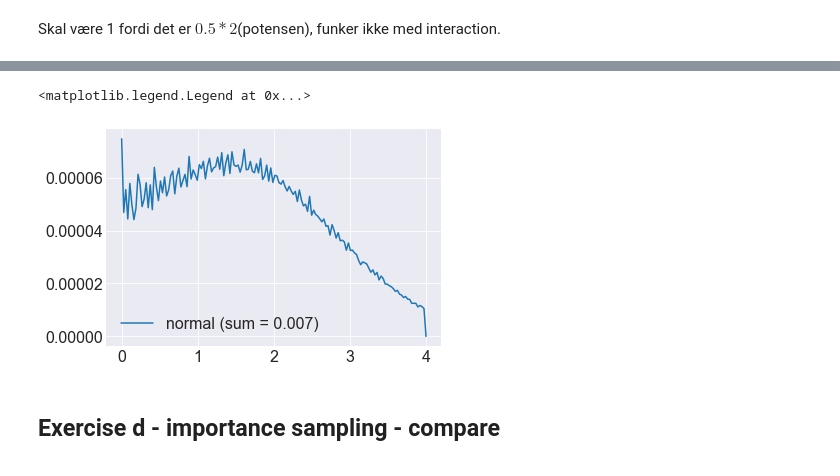
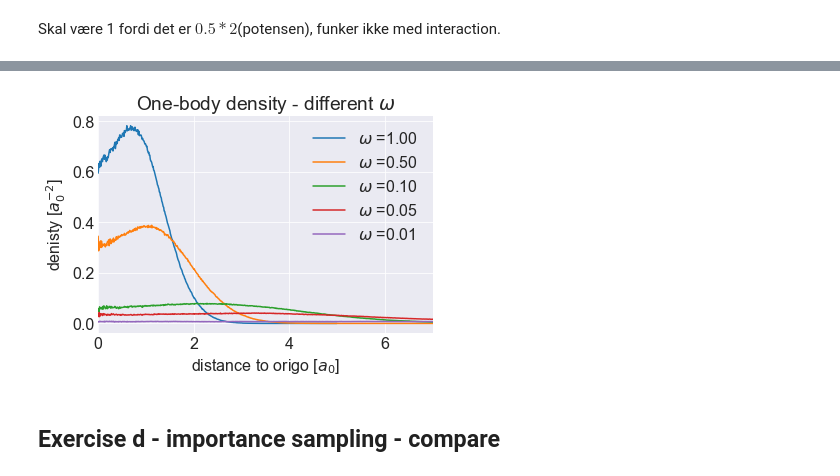
Before and after one commit to vildemjo/vmc_fermions, a Jupyter notebook: analysisscripts/plotting.ipynb, the cells around one changed output, grey strips where cells are left out. Drawn from its saved outputs; the diff is of its cells as text; code cells hidden in the pictures.

Commit message:
I have fixed the one-body density and made it radial. Can also do the spatial one, but it takes a long time. Should probably fix it so that one can turn it on and off. Will see...

```diff
--- a/analysisscripts/plotting.ipynb
+++ b/analysisscripts/plotting.ipynb
@@ -321,28 +307,33 @@ colorbar()
-# %%
-r = linspace(0,len(M[:,0])/2,len(M[:,0])/2)
-
-counts = zeros(len(M[:,0])/2)
-
-for k in range(len(counts)-1):
-    for i in range(len(M[:,0])):
-        for j in range(len(M[:,0])):
-            x = float(i - len(M[:,0])/2)
-            y = float(j - len(M[:,0])/2)
-            r_M = sqrt(x*x+y*y)
-            if (r_M >= r[k] and r_M < r[k+1]):
-                counts[k] += M[i][j]/(2**(22))
-    counts[k] /= (pi*(r[k+1])**2-pi*r[k]**2)
-
-
-r = r/(len(M[:,0])/2)*4.0
-figure()
-plot(r,counts, label="normal (sum = %.3f)"%(sum(counts)))
-# plot(r, counts[0]*exp(-r**2), label="exact $\propto exp(-r^2)$")
-legend()
-# print counts
-# %% [output]
-<matplotlib.legend.Legend at 0x...>
-[figure, removed]
+# %%
+p = 6
+omega = [100, 50, 10, 5, 1]
+
+figure()
+
+for o in range(len(omega)):
+
+    # M = genfromtxt(file_loc + "\\exercise_f//one_body//ground_state_importance_%ip_omega_%i_alpha_100_0_density.txt"%(p,omega))
+    R = genfromtxt(file_loc + "\\exercise_f//one_body//ground_state_importance_%ip_omega_%i_alpha_100_0_densityRadial.txt"%(p,omega[o]))
+    # M2 =  genfromtxt(file_loc + "\\exercise_f//ground_state_importance_%ip_omega_%i_alpha_100_1_density.txt"%(p,omega))
+
+    # figure(figsize=(10,8))
+    # pcolormesh(M/(2**23))#, vmin=-100, vmax=100)
+    # colorbar()
+
+
+    if (omega[o] == 100 and p == 2):
+        plot(R[:,0], R[:,1][1]*exp(-R[:,0]**2), label="exact $\propto e^{-r^2}$")
+    plot(R[:,0], R[:,1], label="$\\omega$ =%.2f "%(float(omega[o])/100))
+
+title("One-body density - different $\\omega$")
+ylabel("denisty [$a_0^{-2}$]")
+xlabel("distance to origo [$a_0$]")
+legend()
+xlim([0, 7.0])
+# ylim([0,0.01])
+savefig("..//Results/one_body_density_no_interaction_%ip.png"%p)
+# %% [output]
+[figure, added]
 # %% [markdown]
 ## Exercise d - importance sampling - compare
 # %%
```
Also changed, not shown: parts of 5 cells of this notebook, 12 other files.
